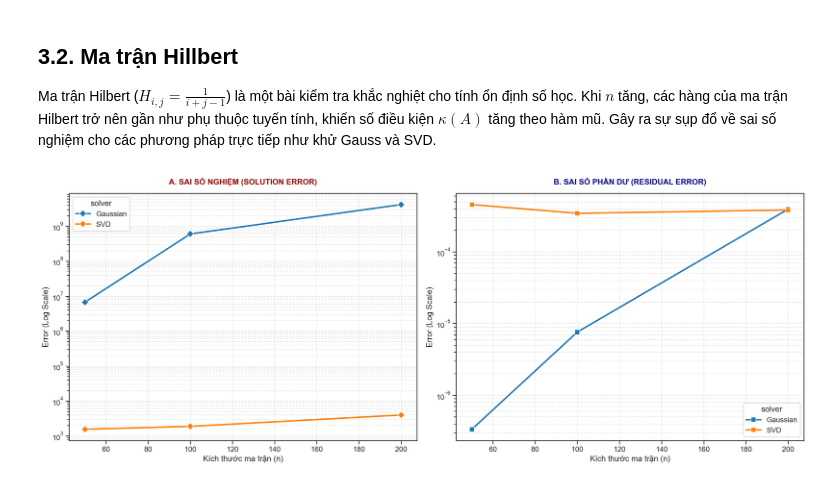
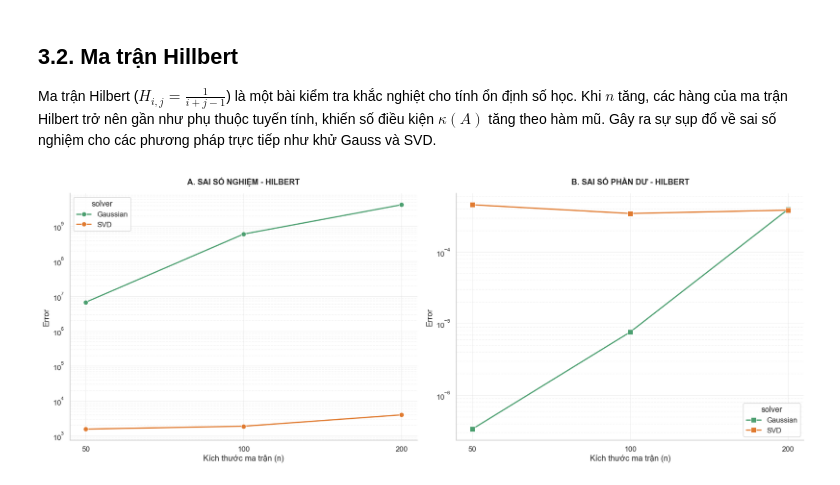
Before and after one commit to TanKhoiTV/matdecomp, a Jupyter notebook: part3/analysis.ipynb, the cells around one changed output. Cells and saved outputs as stored; diff of their text form; code cells hidden in the pictures.

```diff
--- a/part3/analysis.ipynb
+++ b/part3/analysis.ipynb
@@ -201,39 +288,101 @@ Ma trận Hilbert ($H_{i,j} = \frac{1}{i+j-1}$) là một bài kiểm tra khắc
 # %%
 import pandas as pd
 import matplotlib.pyplot as plt
 import seaborn as sns
+import numpy as np
 
 df = pd.read_csv('results.csv')
-df_hilbert_direct = df[
+
+df_hilbert = df[
     (df['matrix_type'] == 'Hilbert') &
     (df['solver'].isin(['Gaussian', 'SVD']))
 ].copy()
 
-sns.set_theme(style="ticks", font_scale=1.1)
+df_hilbert = df_hilbert[
+    (df_hilbert['n'] > 0) &
+    (df_hilbert['solution_error'] > 0) &
+    (df_hilbert['residual_error'] > 0)
+]
+
+df_hilbert['solver'] = df_hilbert['solver'].str.strip()
+
+sns.set_theme(style="whitegrid", font_scale=1.1)
+
+palette = {
+    'Gaussian': '#4C9F70',
+    'SVD': '#E07A2F'
+}
+
+hue_order = ['Gaussian', 'SVD']
+
+n_values = sorted(df_hilbert['n'].unique())
+
 fig, (ax1, ax2) = plt.subplots(1, 2, figsize=(18, 7))
 
-sns.lineplot(data=df_hilbert_direct, x='n', y='solution_error', hue='solver',
-             marker='D', linewidth=2.5, markersize=8, palette=['#1f77b4', '#ff7f0e'], ax=ax1)
+sns.lineplot(
+    data=df_hilbert,
+    x='n',
+    y='solution_error',
+    hue='solver',
+    hue_order=hue_order,
+    palette=palette,
+    marker='o',
+    linewidth=2,
+    markersize=8,
+    ax=ax1
+)
+
+ax1.set_xscale('log')
 ax1.set_yscale('log')
-ax1.set_title('A. SAI SỐ NGHIỆM (SOLUTION ERROR)',
-              fontweight='bold', fontsize=13, color='darkred', pad=15)
+ax1.set_xticks(n_values)
+ax1.set_xticklabels(n_values)
+
+ax1.set_title('A. SAI SỐ NGHIỆM - HILBERT', fontweight='bold', pad=15)
 ax1.set_xlabel('Kích thước ma trận (n)')
-ax1.set_ylabel('Error (Log Scale)')
-ax1.grid(True, which="both", ls="--", alpha=0.5)
+ax1.set_ylabel('Error')
 
-sns.lineplot(data=df_hilbert_direct, x='n', y='residual_error', hue='solver',
-             marker='s', linewidth=2.5, markersize=8, palette=['#1f77b4', '#ff7f0e'], ax=ax2)
+ax1.grid(True, which="major", linestyle='-', alpha=0.3)
+ax1.grid(True, which="minor", linestyle='--', alpha=0.2)
+
+sns.lineplot(
+    data=df_hilbert,
+    x='n',
+    y='residual_error',
+    hue='solver',
+    hue_order=hue_order,
+    palette=palette,
+    marker='s',
+    linewidth=2,
+    markersize=8,
+    ax=ax2
+)
+
+ax2.set_xscale('log')
 ax2.set_yscale('log')
-ax2.set_title('B. SAI SỐ PHẦN DƯ (RESIDUAL ERROR)',
-              fontweight='bold', fontsize=13, color='navy', pad=15)
+ax2.set_xticks(n_values)
+ax2.set_xticklabels(n_values)
+
+ax2.set_title('B. SAI SỐ PHẦN DƯ - HILBERT', fontweight='bold', pad=15)
 ax2.set_xlabel('Kích thước ma trận (n)')
-ax2.set_ylabel('Error (Log Scale)')
-ax2.grid(True, which="both", ls="--", alpha=0.5)
+ax2.set_ylabel('Error')
 
+ax2.grid(True, which="major", linestyle='-', alpha=0.3)
+ax2.grid(True, which="minor", linestyle='--', alpha=0.2)
+
+ax1.legend(title='solver')
+ax2.legend(title='solver')
+ax1.set_xticks(n_values)
+ax1.set_xticklabels(n_values)
+ax1.xaxis.set_minor_locator(plt.NullLocator())
+
+ax2.set_xticks(n_values)
+ax2.set_xticklabels(n_values)
+ax2.xaxis.set_minor_locator(plt.NullLocator())
+sns.despine()
 plt.tight_layout()
 plt.show()
 # %% [output]
-[figure, old version]
+[figure, new version]
 # %% [markdown]
 Trong khi ở ma trận SPD, hai thuật toán này duy trì độ chính xác tuyệt vời, thì trên ma trận Hilbert, chúng bộc lộ rõ giới hạn của mình. Biểu đồ trên đây theo dõi mức độ khuếch đại sai số khi hệ điều kiện $\kappa(A)$ tăng dần theo $n$.
 
```
Also changed, not shown: parts of 7 cells of this notebook.
